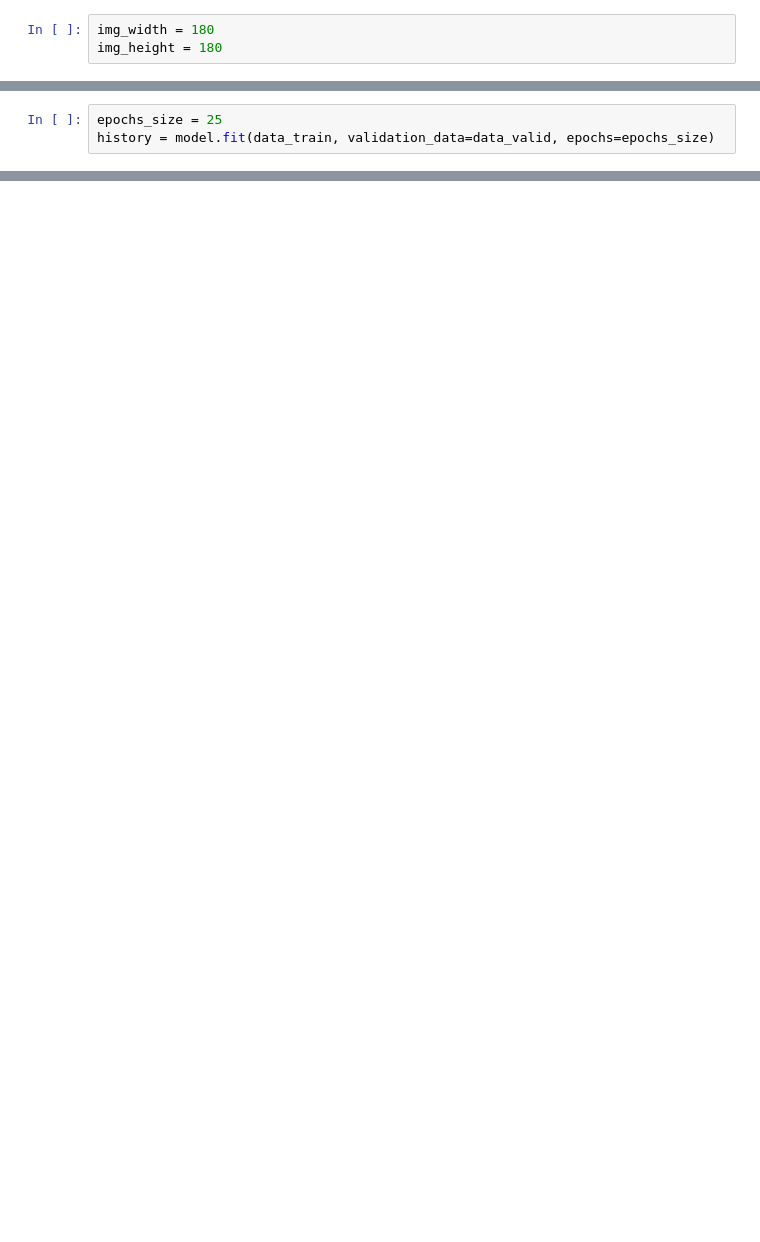
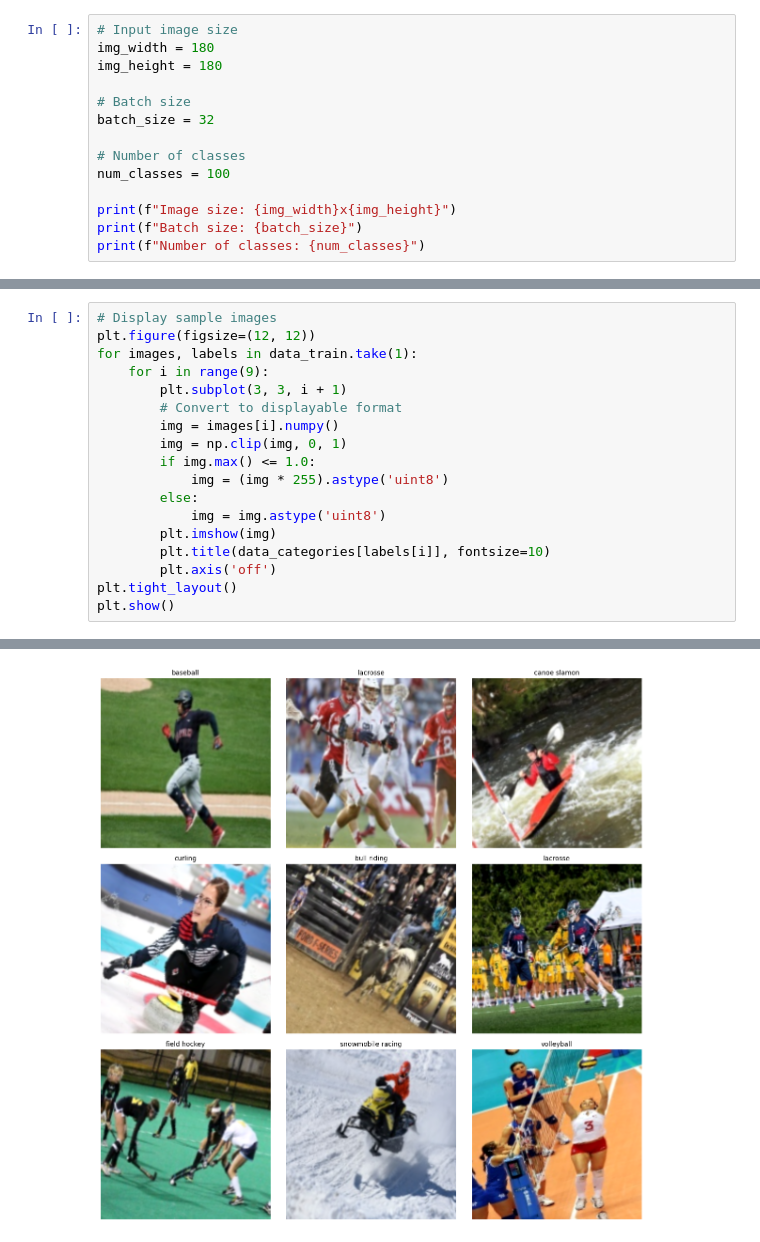
Before and after one commit to HongTin2104/Image-Classification-Sports, a Jupyter notebook: Sports_Image_Classification.ipynb, the cells around one changed output, grey strips where cells are left out. Cells and saved outputs as stored; diff of their text form; blank space fills up the shorter version.

```diff
--- a/Sports_Image_Classification.ipynb
+++ b/Sports_Image_Classification.ipynb
@@ -13,3 +115,14 @@ data_valid_path = 'Sports_Data/valid'
 # %%
+# Input image size
 img_width = 180
 img_height = 180
+
+# Batch size
+batch_size = 32
+
+# Number of classes
+num_classes = 100
+
+print(f"Image size: {img_width}x{img_height}")
+print(f"Batch size: {batch_size}")
+print(f"Number of classes: {num_classes}")
@@ -88,4 +238,19 @@ model.compile(optimizer=optimizers.Adam(learning_rate=1e-4),loss=tf.keras.losses
 # %%
-epochs_size = 25
-history = model.fit(data_train, validation_data=data_valid, epochs=epochs_size)
+# Display sample images
+plt.figure(figsize=(12, 12))
+for images, labels in data_train.take(1):
+    for i in range(9):
+        plt.subplot(3, 3, i + 1)
+        # Convert to displayable format
+        img = images[i].numpy()
+        img = np.clip(img, 0, 1)
+        if img.max() <= 1.0:
+            img = (img * 255).astype('uint8')
+        else:
+            img = img.astype('uint8')
+        plt.imshow(img)
+        plt.title(data_categories[labels[i]], fontsize=10)
+        plt.axis('off')
+plt.tight_layout()
+plt.show()
 # %% [output]
@@ -108,0 +260 @@ Epoch 25/25
+[figure, added]
```
Also changed, not shown: parts of 37 cells of this notebook, 8 other files.
